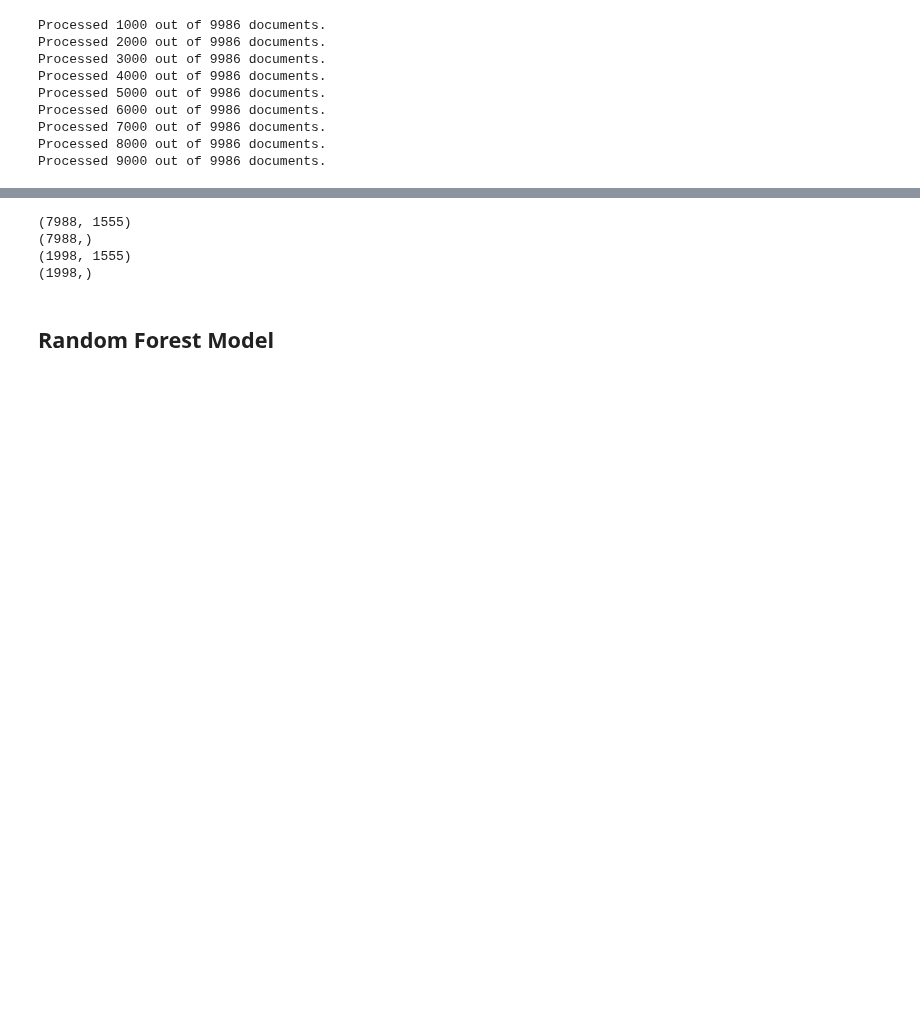
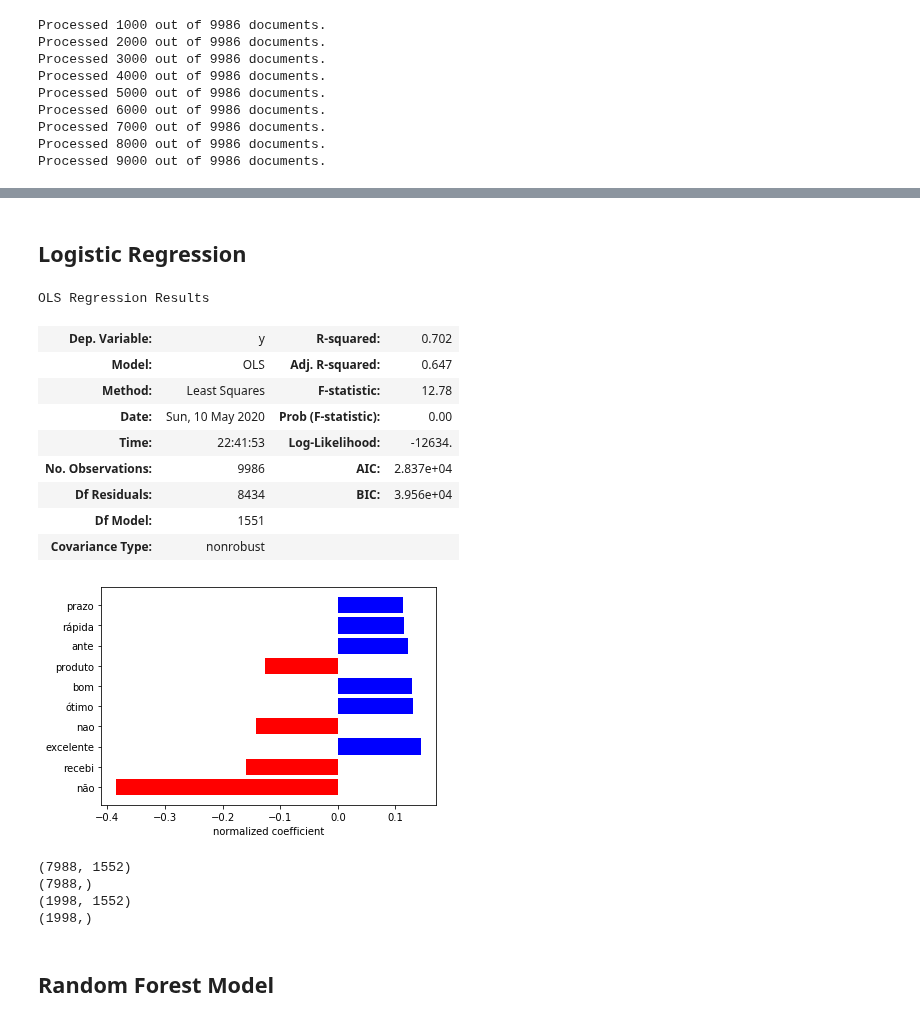
Before and after one commit to alireza-alizadegan/e-commerce-Sales, a Jupyter notebook: Sentiment Analysis.ipynb, the cells around one changed output, grey strips where cells are left out. Cells and saved outputs as stored; diff of their text form; code cells hidden in the pictures; blank space fills up the shorter version.

```diff
--- a/Sentiment Analysis.ipynb
+++ b/Sentiment Analysis.ipynb
@@ -1209,6 +1211,7 @@ from nltk.corpus import stopwords
 
 stopwords = stopwords.words('english')
 punctuations = string.punctuation
-nlp = spacy.load('en_core_web_sm')
+import en_core_web_sm
+nlp = en_core_web_sm.load()
 # %% [output]
 [nltk_data] Downloading package stopwords to
@@ -1255,7 +1262,7 @@ def cleanup_text(docs, logging=False):
         texts.append(tokens)
     return pd.Series(texts)
 # %%
-X = cleanup_text(order_reviews_df["review_comment_message"], logging=True)
+comment_series = cleanup_text(order_reviews_df["review_comment_message"], logging=True)
 # %% [output]
 Processed 1000 out of 9986 documents.
 Processed 2000 out of 9986 documents.
@@ -1271,4 +1278,4 @@ y = order_reviews_df['review_score'].values
 # %%
 from sklearn.feature_extraction.text import CountVectorizer
 counter_vectorizer_model = CountVectorizer(max_features=4000, min_df=5, max_df=0.7)
-X_cv = counter_vectorizer_model.fit_transform(X).toarray()
+X_cv = counter_vectorizer_model.fit_transform(comment_series).toarray()
@@ -1275,5 +1300,45 @@ X_cv = counter_vectorizer_model.fit_transform(X).toarray()
+# %% [markdown]
+## Logistic Regression
+# %%
+# scale data with standard scaler
+from sklearn.preprocessing import StandardScaler
+scaler = StandardScaler()
+X = pd.DataFrame(data=scaler.fit_transform(X_cv), columns=counter_vectorizer_model.get_feature_names())
+
+# fit OLS function
+import statsmodels.api as sm
+X_withconstant = sm.add_constant(X)
+lr = sm.OLS(y, X_withconstant).fit()
+display(lr.summary().tables[0])
+
+# table of significant coefficinets sorted by absolute value
+coef_table = lr.summary().tables[1]
+coef_df = pd.DataFrame(data=coef_table.data[1:], columns=coef_table.data[0])
+coef_df['coef'] = coef_df['coef'].astype(float)
+coef_df['P>|t|'] = coef_df['P>|t|'].astype(float)
+coef_df['abs_coef'] = np.abs(coef_df['coef'])
+coef_df.drop(0, axis='index', inplace=True)
+coefs_by_mag = coef_df.sort_values(by='abs_coef', ascending=False)
+coefs_by_mag = coefs_by_mag[coefs_by_mag['P>|t|'] <= 0.05]
+
+# bar chart of feature coefficients
+plt.barh(coefs_by_mag[''][:10], coefs_by_mag['coef'][:10], color=np.where(coefs_by_mag['coef']>0, 'blue', 'red'))
+plt.xlabel('normalized coefficient');
+# %% [output]
+OLS Regression Results
+| Dep. Variable: | y | R-squared: | 0.702 |
+| Model: | OLS | Adj. R-squared: | 0.647 |
+| Method: | Least Squares | F-statistic: | 12.78 |
+| Date: | Sun, 10 May 2020 | Prob (F-statistic): | 0.00 |
+| Time: | 22:41:53 | Log-Likelihood: | -12634. |
+| No. Observations: | 9986 | AIC: | 2.837e+04 |
+| Df Residuals: | 8434 | BIC: | 3.956e+04 |
+| Df Model: | 1551 |  |  |
+| Covariance Type: | nonrobust |  |  |
+[figure, added]
 # %%
 #training and testing
+from sklearn.model_selection import train_test_split
 X_train_cv, X_test_cv, y_train_cv, y_test_cv = train_test_split(X_cv, y, test_size = 0.2, random_state = 0)
 
 print(X_train_cv.shape)
@@ -1281,9 +1346,9 @@ print(y_train_cv.shape)
 print(X_test_cv.shape)
 print(y_test_cv.shape)
 # %% [output]
-(7988, 1555)
+(7988, 1552)
 (7988,)
-(1998, 1555)
+(1998, 1552)
 (1998,)
 # %% [markdown]
 ## Random Forest Model
```
Also changed, not shown: parts of 25 cells of this notebook.
